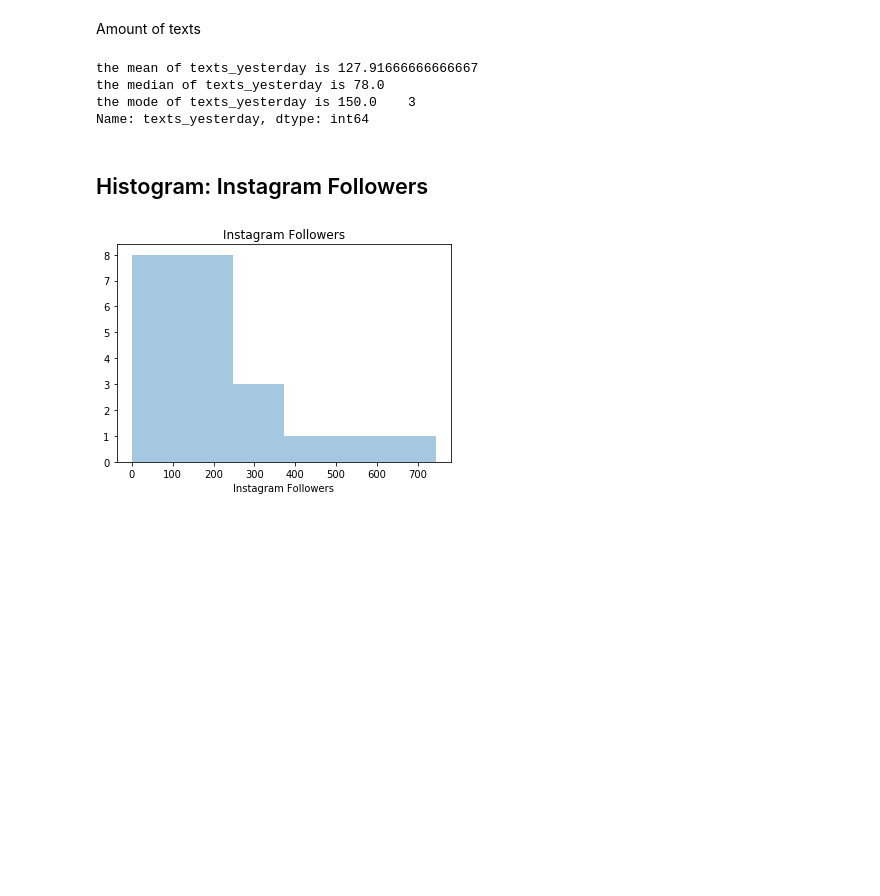
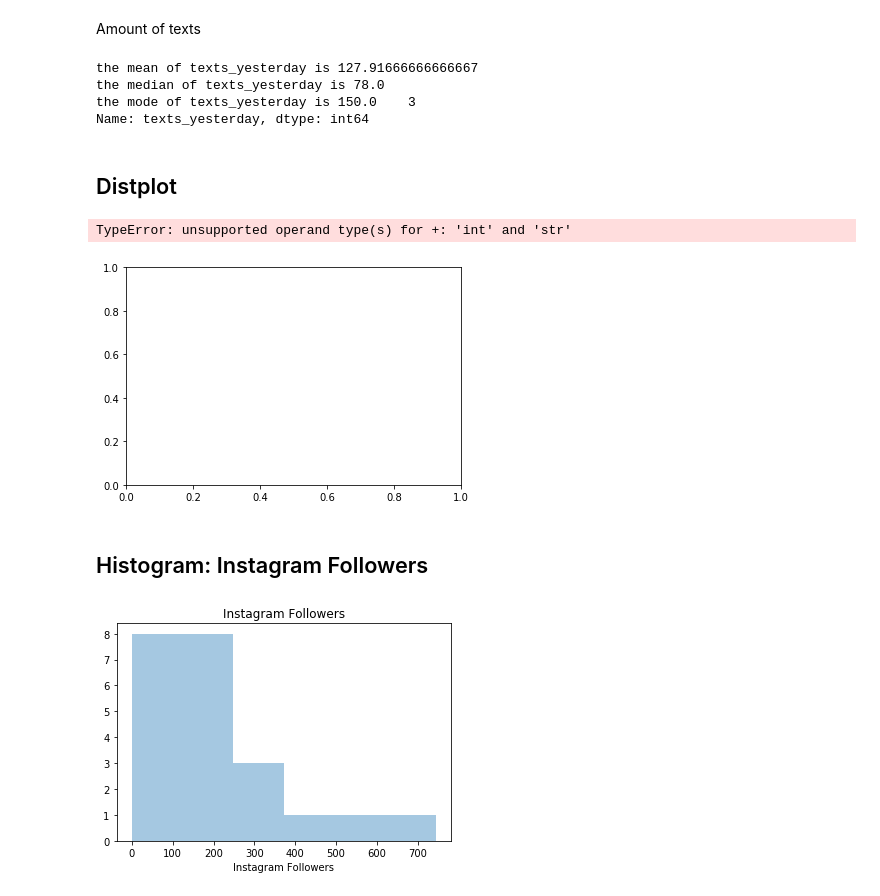
Before and after one commit to yvonnebutselaar/data-driven-design, a Jupyter notebook: Data Driven Learning/Exercise 2 - plotting.ipynb, the cells around one changed output. Drawn from its saved outputs; the diff is of its cells as text; code cells hidden in the pictures; blank space fills up the shorter version.

```diff
--- a/Data Driven Learning/Exercise 2 - plotting.ipynb
+++ b/Data Driven Learning/Exercise 2 - plotting.ipynb
@@ -40,6 +40,18 @@ the mean of texts_yesterday is 127.91666666666667
 the median of texts_yesterday is 78.0
 the mode of texts_yesterday is 150.0    3
 Name: texts_yesterday, dtype: int64
+# %% [markdown]
+## Distplot
+# %%
+linkedin = df[df['linkedin_con'] > 1]
+
+sns.distplot(linkedin)
+plt.title('LinkedIn Connections')
+plt.ylabel('Proportion')
+plt.show()
+# %% [output]
+TypeError: unsupported operand type(s) for +: 'int' and 'str'
+[figure, added]
 # %% [markdown]
 ## Histogram: Instagram Followers
 # %%
```
Also changed, not shown: 9 other files.
